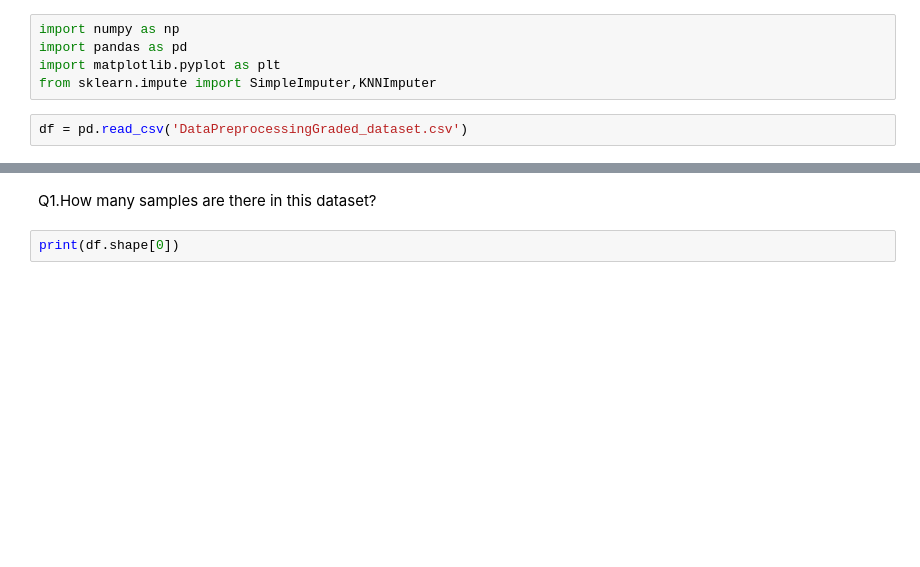
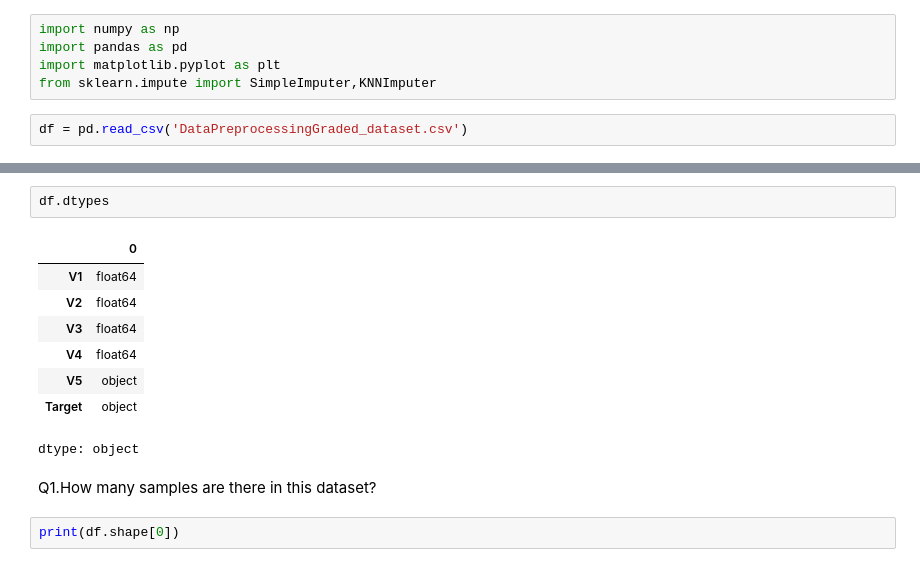
Before and after one commit to anjalikokare/MLP-lectures, a Jupyter notebook: week_mlp_PA.ipynb, the cells around one changed output, grey strips where cells are left out. Cells and saved outputs as stored; diff of their text form; blank space fills up the shorter version.

```diff
--- a/week_mlp_PA.ipynb
+++ b/week_mlp_PA.ipynb
@@ -24,4 +36,15 @@ df.head()
 | 4 | 1.0 | 24.0 | 6000.0 | 77.0 | NEGATIVE | NO |
+# %%
+df.dtypes
+# %% [output]
+|  | 0 |
+| V1 | float64 |
+| V2 | float64 |
+| V3 | float64 |
+| V4 | float64 |
+| V5 | object |
+| Target | object |
+dtype: object
 # %% [markdown]
 
 Q1.How many samples are there in this dataset?
```
Also changed, not shown: parts of 14 cells of this notebook.
